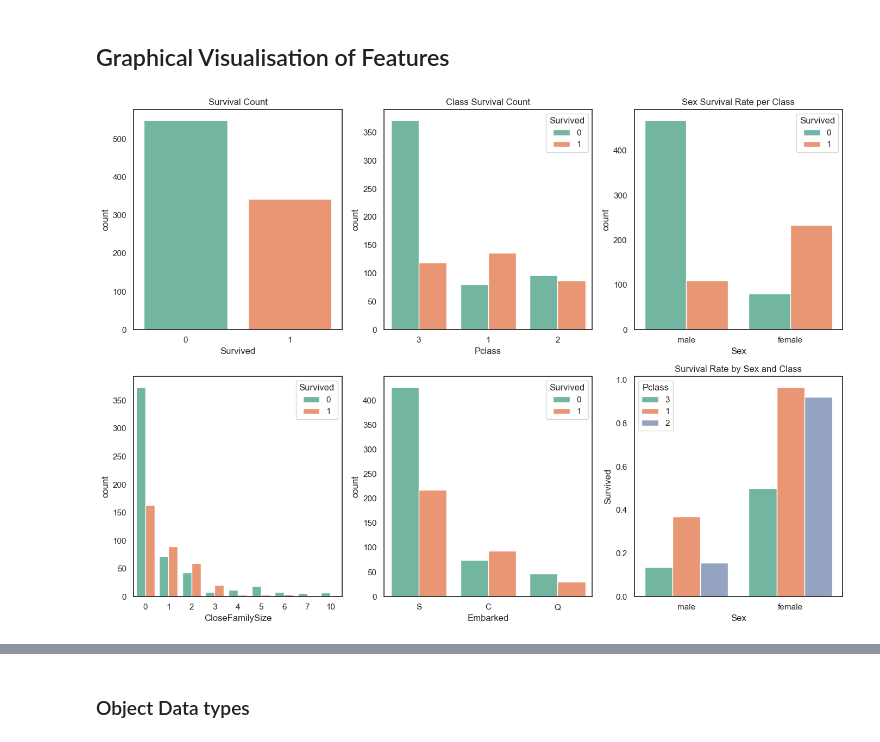
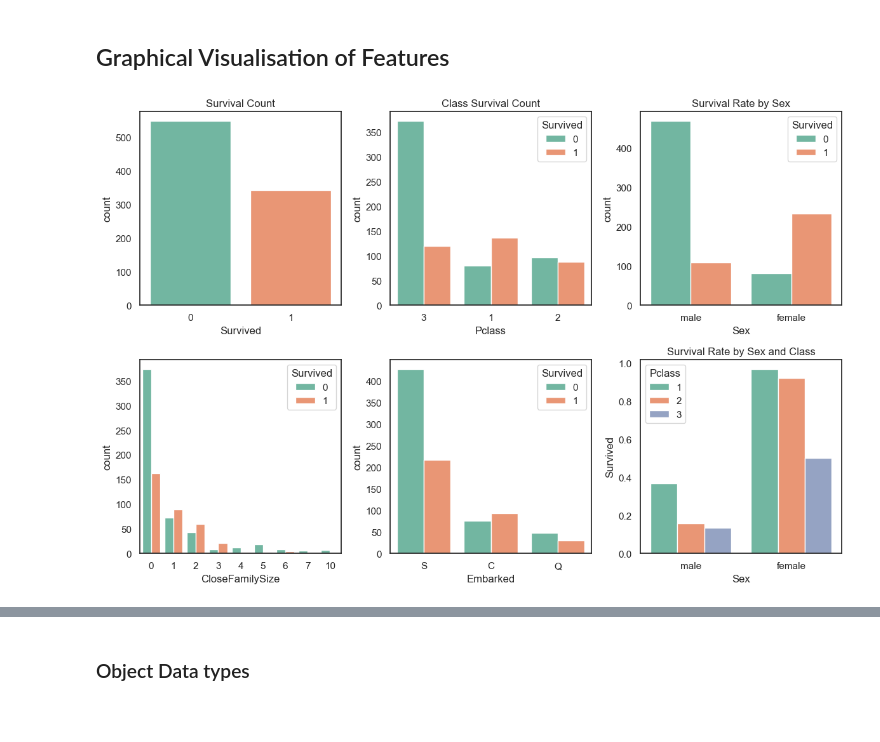
Before and after one commit to joshashton/titanic-ML-from-disaster, a Jupyter notebook: titanic.ipynb, the cells around one changed output, grey strips where cells are left out. Saved outputs shown, nothing was run; the diff lists cells and outputs as text; code cells hidden in the pictures; blank space fills up the shorter version.

Commit message:
Tidied plots

```diff
--- a/titanic.ipynb
+++ b/titanic.ipynb
@@ -90,44 +88,60 @@ Cabin
 ## Graphical Visualisation of Features
 # %%
 
-fig, axes = plt.subplots(2, 3, figsize=(14, 10))
+fig, axes = plt.subplots(2, 3, figsize=(12, 8))
 
 # Create a custom color palette
 custom_palette = sns.color_palette(palette = "Set2")
 sns.set_theme(style="white", palette=custom_palette)
 
 #survival countplot
-sns.countplot(x="Survived", data=df,ax=axes[0, 0])
+sns.countplot(x="Survived",data=df,ax=axes[0, 0])
 axes[0, 0].set_title("Survival Count")
 
+#survival countplot per class
 sns.countplot(df, x="Pclass", hue=df['Survived'].astype(str),ax=axes[0, 1])
 axes[0,1].set_title("Class Survival Count")
 
+#survival countplot per sex
 sns.countplot(df, x="Sex", hue=df['Survived'].astype(str),ax=axes[0, 2])
-axes[0,2].set_title("Sex Survival Rate per Class");
+axes[0,2].set_title("Survival Rate by Sex");
 
+#Survival Rate by Sex and Class
 df['Pclass'] = df['Pclass'].astype(str)
-#add class and gender survivability plot
-sns.barplot(data=df, x="Sex", y="Survived", errorbar=None,hue='Pclass',ax=axes[1, 2])
+sns.barplot(data=df, x="Sex", y="Survived", errorbar=None,hue='Pclass',ax=axes[1, 2], hue_order = ["1","2","3"])
 axes[1,2].set_title("Survival Rate by Sex and Class")
 
 #siblings and parent/child survival count plots
-#sns.countplot(x="SibSp", data=df,hue=df['Survived'].astype(str), ax=axes[1,0])
+#sns.countplot(x="SibSp", data=df,hue=df['Survived'].astype(str), ax=axes[2,0])
 #sns.countplot(x="Parch", data=df,hue=df['Survived'].astype(str), ax=axes[1,1])
+
+#sns.displot(df, x="SibSp", discrete=True, hue=df['Survived'].astype(str), multiple="stack",  ax=axes[2,0])
 
 #not great correlation for parch and sibspo
 #maybe close family size parch + sib + yourself make it more obvious
 df["CloseFamilySize"] = df["SibSp"] + df["Parch"]
 sns.countplot(x="CloseFamilySize", data=df,hue=df['Survived'].astype(str),ax=axes[1, 0])
 
 sns.countplot(x="Embarked", data=df,hue=df['Survived'].astype(str),ax=axes[1, 1])
 
 #child count survival?
 
+#ticket count?
+
+#Catagorize by first character of each ticket
+ticketType = df['Ticket'].str[0]
+
+ticket = pd.DataFrame(ticketType)
+
+#plot of first letter of ticket against survival
+#across 2 axes
+ticket['Survived'] = df['Survived']
+#sns.countplot(x="Ticket", data=ticket,hue=ticket['Survived'].astype(str) , ax = axes)
+
 # Adjust layout
 plt.tight_layout()
 plt.show()
 # %% [output]
-[figure, old version]
+[figure, new version]
 # %%
 #histogram plot
```
Also changed, not shown: parts of 11 cells of this notebook.
